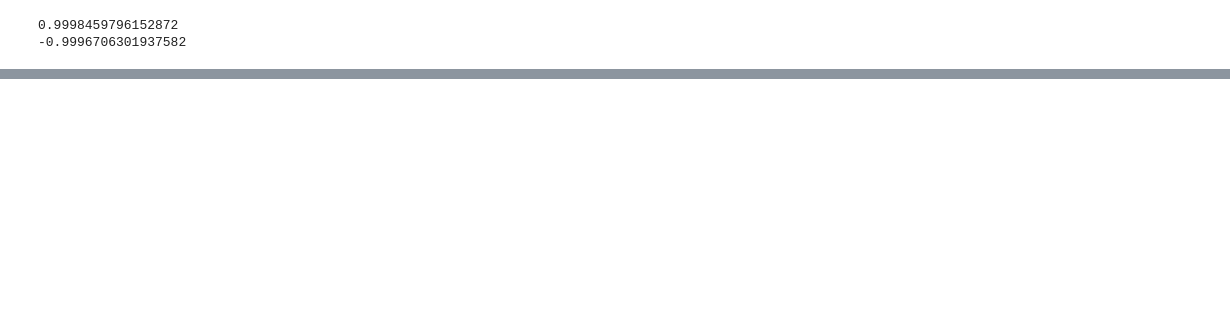
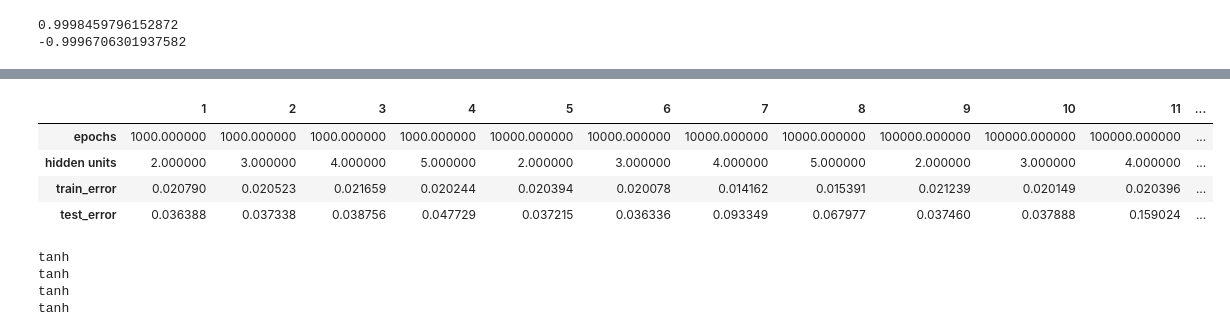
Before and after one commit to finolacahill/mlp, a Jupyter notebook: project.ipynb, the cells around one changed output, grey strips where cells are left out. Drawn from its saved outputs; the diff is of its cells as text; code cells hidden in the pictures; blank space fills up the shorter version.

```diff
--- a/project.ipynb
+++ b/project.ipynb
@@ -212,0 +292,8 @@ class MLP:
+# %%
+results5
+# %% [output]
+|  | 1 | 2 | 3 | 4 | 5 | 6 | 7 | 8 | 9 | 10 | 11 | ... |
+| epochs | 1000.000000 | 1000.000000 | 1000.000000 | 1000.000000 | 10000.000000 | 10000.000000 | 10000.000000 | 10000.000000 | 100000.000000 | 100000.000000 | 100000.000000 | ... |
+| hidden units | 2.000000 | 3.000000 | 4.000000 | 5.000000 | 2.000000 | 3.000000 | 4.000000 | 5.000000 | 2.000000 | 3.000000 | 4.000000 | ... |
+| train_error | 0.020790 | 0.020523 | 0.021659 | 0.020244 | 0.020394 | 0.020078 | 0.014162 | 0.015391 | 0.021239 | 0.020149 | 0.020396 | ... |
+| test_error | 0.036388 | 0.037338 | 0.038756 | 0.047729 | 0.037215 | 0.036336 | 0.093349 | 0.067977 | 0.037460 | 0.037888 | 0.159024 | ... |
@@ -213,3 +436,7 @@ class MLP:
 # %%
-test = MLP(X_train,y_train,4,random_state=0, epochs=10000)
-test.fit(X_train,y_train)
+test.fit(X_train, y_train)
+# %% [output]
+tanh
+tanh
+tanh
+tanh
```
Also changed, not shown: parts of 24 cells of this notebook.
